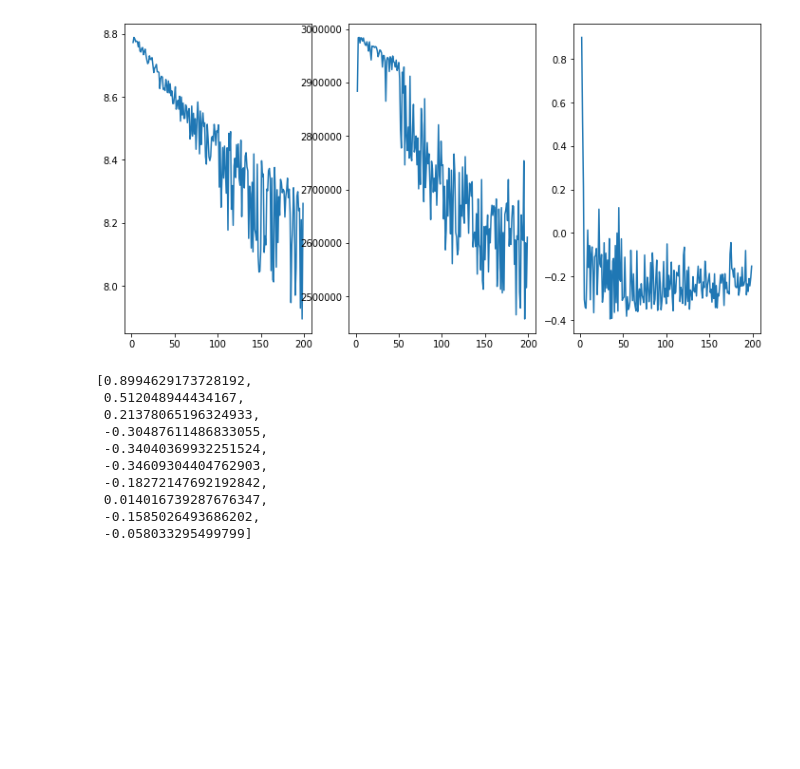
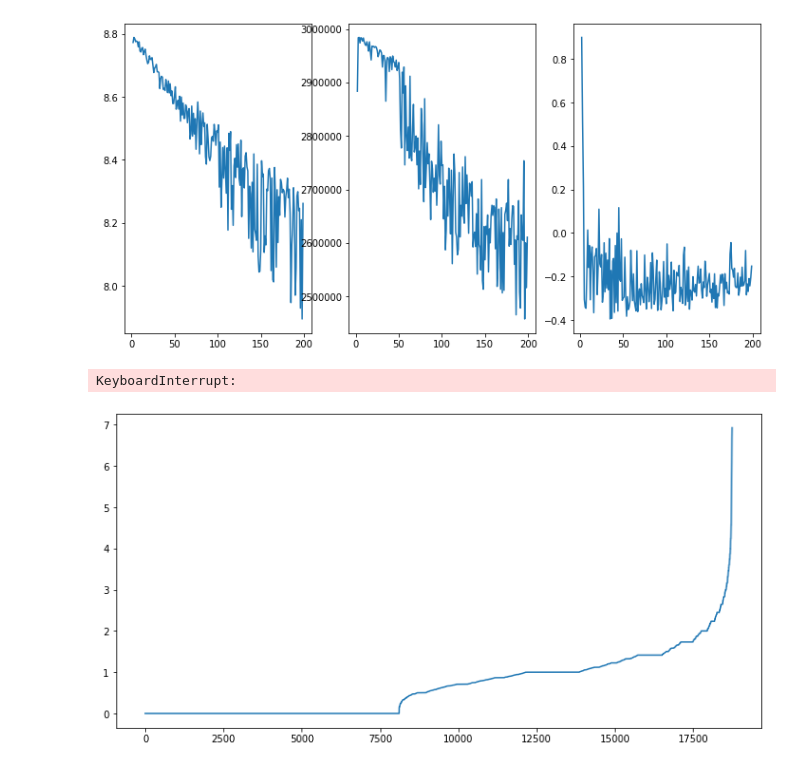
Before and after one commit to timcopelandoh/thinkful, a Jupyter notebook: Capstones and Projects/Capstone 4.ipynb, the cells around one changed output. Saved outputs shown, nothing was run; the diff lists cells and outputs as text; code cells hidden in the pictures; blank space fills up the shorter version.

```diff
--- a/Capstones and Projects/Capstone 4.ipynb
+++ b/Capstones and Projects/Capstone 4.ipynb
@@ -397,10 +364,7 @@ cluster_4[:20]
 # %% [output]
 ['Armin van Buuren', 'Tiësto', 'Ferry Corsten']
 # %%
-from sklearn import metrics
-from scipy.spatial.distance import cdist
-
-X = content_vector.iloc[:,1:]
+X_content = content_vector.iloc[:,1:]
 
 distortions = []
 inertias = []
@@ -409,10 +373,10 @@ sil = []
 k_range = range(2,200)
 
 for k in k_range:
-    model = MiniBatchKMeans(n_clusters = k).fit(X)
-    distortions.append(sum(np.min(cdist(X, model.cluster_centers_, 'euclidean'), axis=1)) / X.shape[0])
+    model = MiniBatchKMeans(n_clusters = k).fit(X_content)
+    distortions.append(sum(np.min(cdist(X_content, model.cluster_centers_, 'euclidean'), axis=1)) / X_content.shape[0])
     inertias.append(model.inertia_)
-    sil.append(metrics.silhouette_score(X, model.predict(X), metric='euclidean'))
+    sil.append(metrics.silhouette_score(X_content, model.predict(X_content), metric='euclidean'))
 
 
 plt.figure(figsize=(12,6))
@@ -491,16 +457,32 @@ plt.plot([x for x in k_range], sil)
 plt.show()
 # %% [output]
 [figure]
-# %%
-sil[:10]
-# %% [output]
-[0.8994629173728192,
- 0.512048944434167,
- 0.21378065196324933,
- -0.30487611486833055,
- -0.34040369932251524,
- -0.34609304404762903,
- -0.18272147692192842,
- 0.014016739287676347,
- -0.1585026493686202,
- -0.058033295499799]
+# %%
+range1 = range(2,20)
+sil1 = []
+
+for c in range1:
+    model = GaussianMixture(n_components = c)
+    clusters = model.fit_predict(X_content)
+    sil1.append(metrics.silhouette_score(X_content, clusters, metric='euclidean'))
+
+range2 = range(20,101,5)
+sil2 = []
+
+for c in range2:
+    model = GaussianMixture(n_components = c)
+    clusters = model.fit_predict(X_content)
+    sil2.append(metrics.silhouette_score(X_content, clusters, metric='euclidean'))
+
+plt.figure(figsize=(12,6))
+plt.subplot(1,2,1)
+plt.title('Silhouette Scores for Low n Values')
+plt.plot([x for x in range1], sil1)
+
+plt.subplot(1,2,2)
+plt.title('Silhouette Scores for High n Values')
+plt.plot([x for x in range2], sil2)
+
+plt.show()
+# %% [output]
+KeyboardInterrupt:
@@ -506,0 +516,15 @@ sil[:10]
+# %%
+from sklearn.neighbors import NearestNeighbors
+
+neighbors = NearestNeighbors(n_neighbors=2)
+neighbors.fit(X_content)
+distances, indices = neighbors.kneighbors(X_content)
+
+distances = np.sort(distances, axis=0)
+distances = distances[:,1]
+
+plt.figure(figsize=(12,6))
+plt.plot(distances)
+plt.show()
+# %% [output]
+[figure, added]
```
Also changed, not shown: parts of 11 cells of this notebook, 4 other files.
